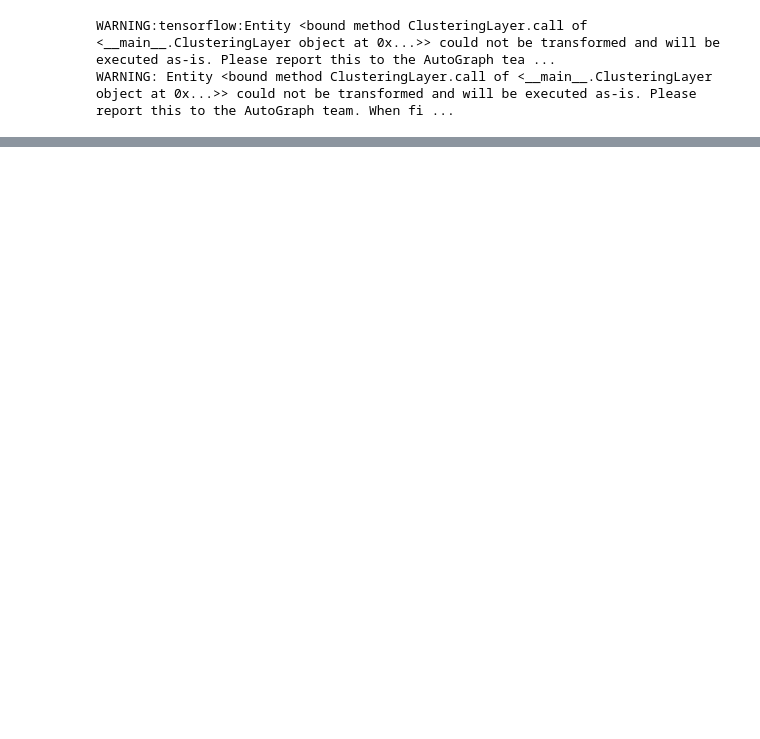
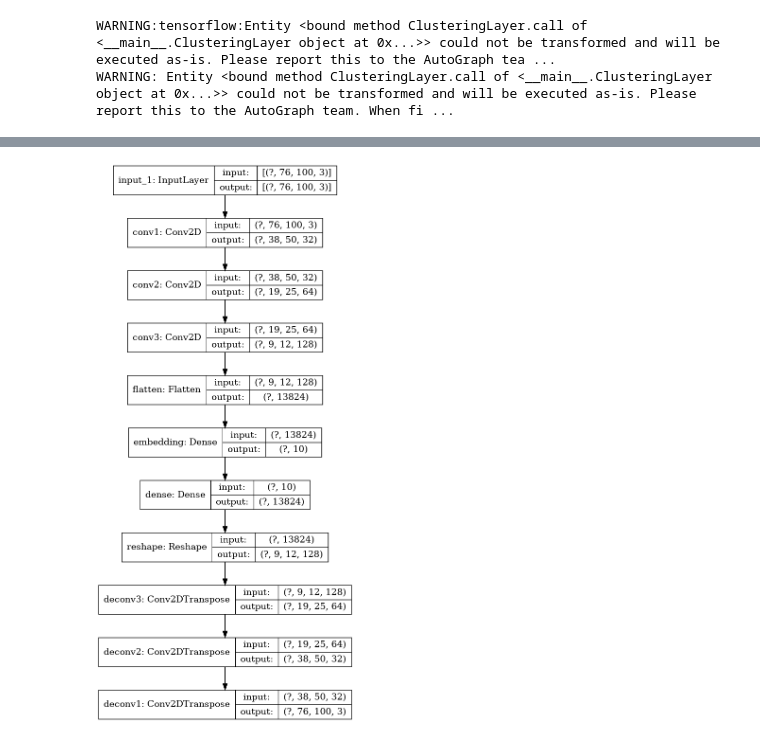
Before and after one commit to WangLi2019Gt/Skin-Cancer-Image-Classification-using-CNN-And-Clustering, a Jupyter notebook: AutoEncoder_Cluster.ipynb, the cells around one changed output, grey strips where cells are left out. Drawn from its saved outputs; the diff is of its cells as text; code cells hidden in the pictures; blank space fills up the shorter version.

```diff
--- a/AutoEncoder_Cluster.ipynb
+++ b/AutoEncoder_Cluster.ipynb
@@ -259,0 +305,5 @@ plt.show()
+# %%
+plot_model(autoencoder, to_file='aemodel.png', show_shapes=True)
+Image(filename='aemodel.png')
+# %% [output]
+[figure, added]
```
Also changed, not shown: parts of 10 cells of this notebook.
